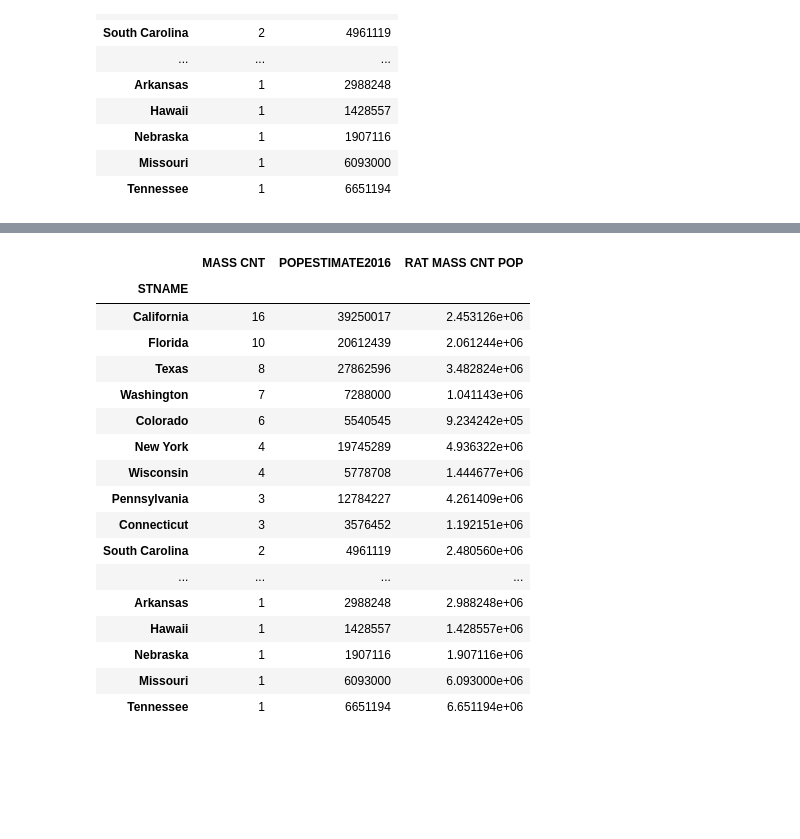
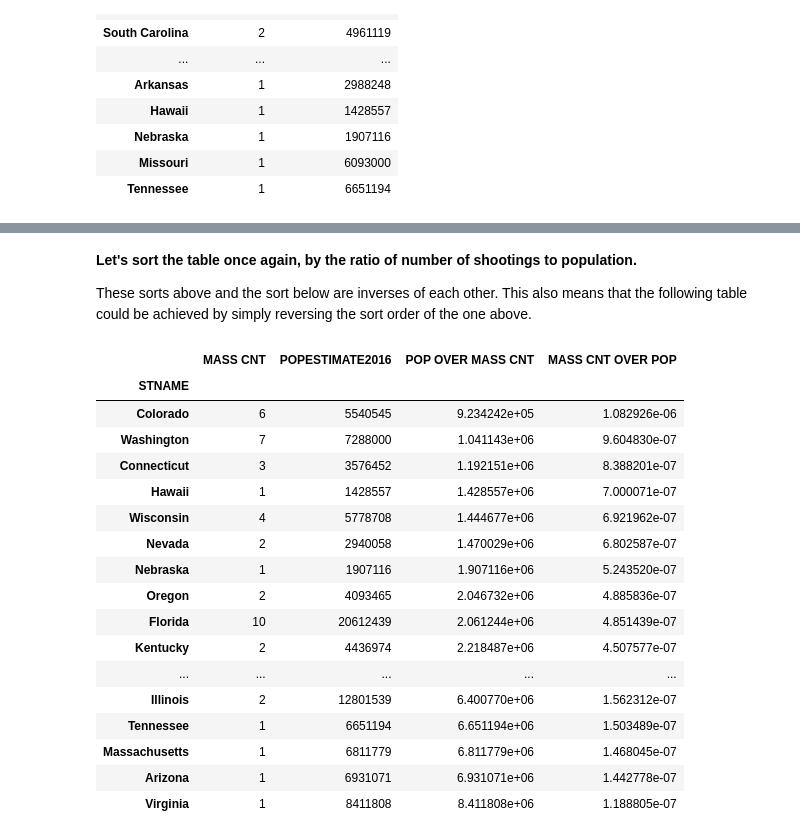
Before and after one commit to Qyoom/wesleyan_data_mgmt_vis, a Jupyter notebook: week_2/gun_violence_in_America_v1.ipynb, the cells around one changed output, grey strips where cells are left out. Cells and saved outputs as stored; diff of their text form; code cells hidden in the pictures; blank space fills up the shorter version.

Commit message:
Added a complementary ratio column of population to shooting fatalities.

```diff
--- a/week_2/gun_violence_in_America_v1.ipynb
+++ b/week_2/gun_violence_in_America_v1.ipynb
@@ -231,0 +263,5 @@ state_pop_mass_df
+# %%
+# Adding column for ratio of population to mass shootings
+state_pop_mass_df['POP OVER MASS CNT'] = state_pop_mass_df['POPESTIMATE2016'] / state_pop_mass_df['MASS CNT']
+# Descending sort of population over number of mass shootings. I.e. decending population per shooting fatality
+state_pop_mass_df.sort_values('POP OVER MASS CNT', ascending=False)
@@ -232,23 +287,28 @@ state_pop_mass_df
+# %% [markdown]
+**Let's sort the table once again, by the ratio of number of shootings to population.**
+
+These sorts above and the sort below are inverses of each other. This also means that the following table could be achieved by simply reversing the sort order of the one above.
 # %%
-# Adding column for ratio of mass shootings to population
-state_pop_mass_df['RAT MASS CNT POP'] = state_pop_mass_df['POPESTIMATE2016'] / state_pop_mass_df['MASS CNT']
-state_pop_mass_df
+# Adding column for ratio of number of mass shootings to population
+state_pop_mass_df['MASS CNT OVER POP'] = state_pop_mass_df['MASS CNT'] / state_pop_mass_df['POPESTIMATE2016']
+# Descending sort of  mass shootings over population. I.e. decending shooting fatalities per population.
+state_pop_mass_df.sort_values('MASS CNT OVER POP', ascending=False)
 # %% [output]
-|  | MASS CNT | POPESTIMATE2016 | RAT MASS CNT POP |
-| STNAME |  |  |  |
-| California | 16 | 39250017 | 2.453126e+06 |
-| Florida | 10 | 20612439 | 2.061244e+06 |
-| Texas | 8 | 27862596 | 3.482824e+06 |
-| Washington | 7 | 7288000 | 1.041143e+06 |
-| Colorado | 6 | 5540545 | 9.234242e+05 |
-| New York | 4 | 19745289 | 4.936322e+06 |
-| Wisconsin | 4 | 5778708 | 1.444677e+06 |
-| Pennsylvania | 3 | 12784227 | 4.261409e+06 |
-| Connecticut | 3 | 3576452 | 1.192151e+06 |
-| South Carolina | 2 | 4961119 | 2.480560e+06 |
-| ... | ... | ... | ... |
-| Arkansas | 1 | 2988248 | 2.988248e+06 |
-| Hawaii | 1 | 1428557 | 1.428557e+06 |
-| Nebraska | 1 | 1907116 | 1.907116e+06 |
-| Missouri | 1 | 6093000 | 6.093000e+06 |
-| Tennessee | 1 | 6651194 | 6.651194e+06 |
+|  | MASS CNT | POPESTIMATE2016 | POP OVER MASS CNT | MASS CNT OVER POP |
+| STNAME |  |  |  |  |
+| Colorado | 6 | 5540545 | 9.234242e+05 | 1.082926e-06 |
+| Washington | 7 | 7288000 | 1.041143e+06 | 9.604830e-07 |
+| Connecticut | 3 | 3576452 | 1.192151e+06 | 8.388201e-07 |
+| Hawaii | 1 | 1428557 | 1.428557e+06 | 7.000071e-07 |
+| Wisconsin | 4 | 5778708 | 1.444677e+06 | 6.921962e-07 |
+| Nevada | 2 | 2940058 | 1.470029e+06 | 6.802587e-07 |
+| Nebraska | 1 | 1907116 | 1.907116e+06 | 5.243520e-07 |
+| Oregon | 2 | 4093465 | 2.046732e+06 | 4.885836e-07 |
+| Florida | 10 | 20612439 | 2.061244e+06 | 4.851439e-07 |
+| Kentucky | 2 | 4436974 | 2.218487e+06 | 4.507577e-07 |
+| ... | ... | ... | ... | ... |
+| Illinois | 2 | 12801539 | 6.400770e+06 | 1.562312e-07 |
+| Tennessee | 1 | 6651194 | 6.651194e+06 | 1.503489e-07 |
+| Massachusetts | 1 | 6811779 | 6.811779e+06 | 1.468045e-07 |
+| Arizona | 1 | 6931071 | 6.931071e+06 | 1.442778e-07 |
+| Virginia | 1 | 8411808 | 8.411808e+06 | 1.188805e-07 |
```
Also changed, not shown: parts of 8 cells of this notebook.
